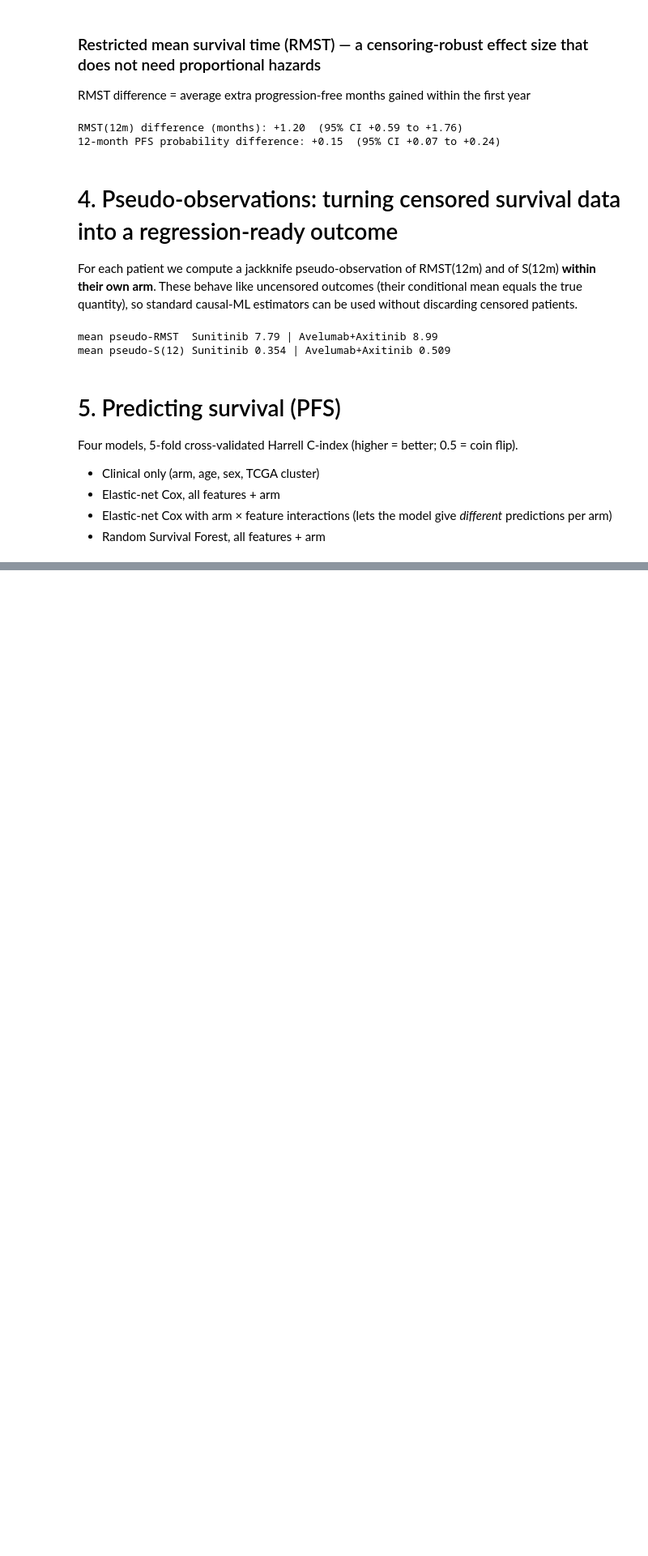
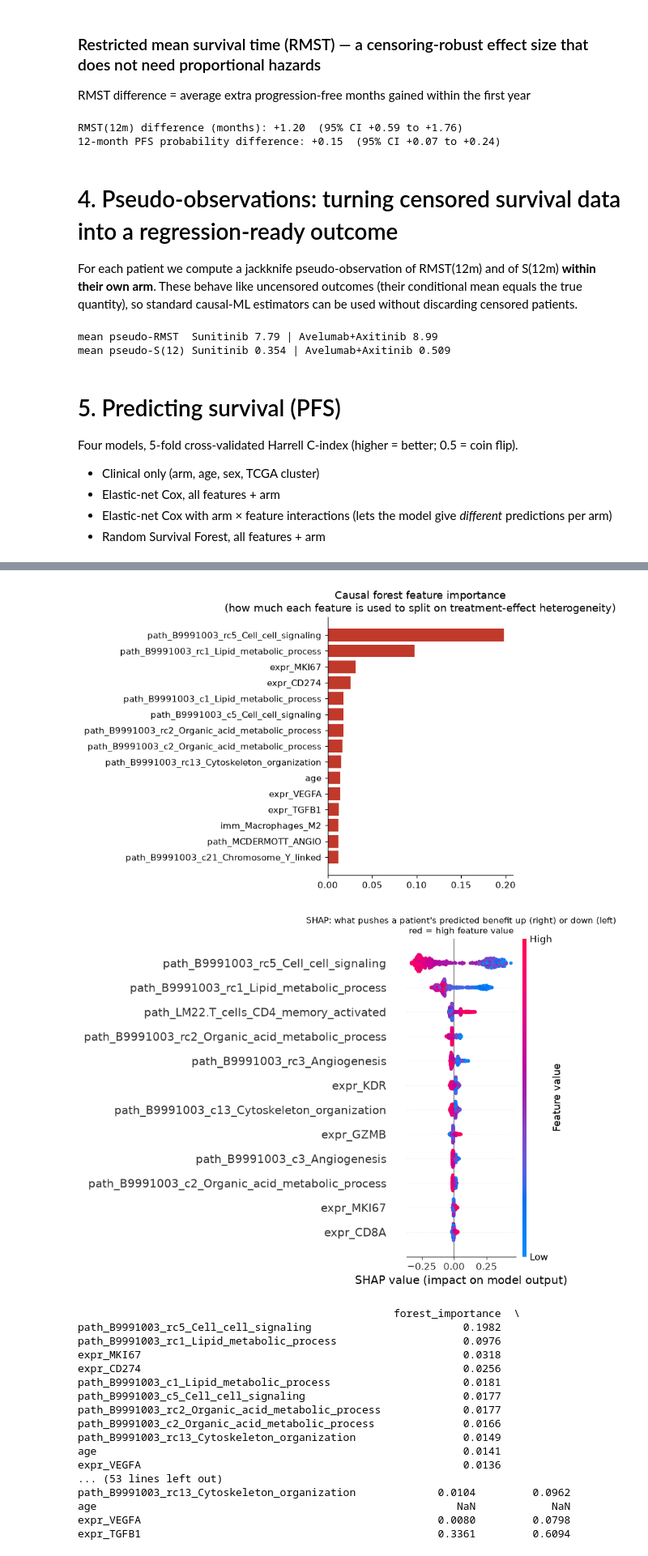
Before and after one commit to DangTranQL/kidney, a Jupyter notebook: code/main.ipynb, the cells around one changed output, grey strips where cells are left out. Shown at 81% size. Drawn from its saved outputs; the diff is of its cells as text; code cells hidden in the pictures; blank space fills up the shorter version.

```diff
--- a/code/main.ipynb
+++ b/code/main.ipynb
@@ -265,0 +314,21 @@ ImportError: cannot import name 'HalfPoissonLossArrayAPI' from 'sklearn._loss.lo
+# %%
+from econml.dml import CausalForestDML
+from sklearn.ensemble import GradientBoostingRegressor
+from sklearn.dummy import DummyClassifier
+
+def make_cf(seed=SEED):
+    return CausalForestDML(
+        model_y=GradientBoostingRegressor(n_estimators=100, max_depth=2, learning_rate=0.05, subsample=0.7, random_state=seed),
+        model_t=DummyClassifier(strategy="prior"), discrete_treatment=True,
+        n_estimators=600, min_samples_leaf=15, max_samples=0.4, honest=True, cv=3, random_state=seed)
+
+Xv = X.values
+cate_oof = {}
+for tag, Y in [("rmst", Y_rmst), ("s12", Y_s12)]:
+    tau_hat = np.zeros(len(T))
+    for tr_i, te_i in KFold(5, shuffle=True, random_state=SEED).split(Xv):
+        cf = make_cf().fit(Y[tr_i], T[tr_i], X=Xv[tr_i])
+        tau_hat[te_i] = cf.effect(Xv[te_i]).ravel()
+    cate_oof[tag] = tau_hat
+    print(f"{tag}: out-of-fold CATE mean {tau_hat.mean():+.3f}, sd {tau_hat.std():.3f}, "
+          f"share with CATE>0: {np.mean(tau_hat > 0):.0%}")
@@ -265,0 +476,44 @@ ImportError: cannot import name 'HalfPoissonLossArrayAPI' from 'sklearn._loss.lo
+# %%
+cf_full = make_cf().fit(Y_rmst, T, X=Xv)
+imp = pd.Series(cf_full.feature_importances_, index=feat_names).sort_values(ascending=False)
+
+# SHAP on a surrogate model of the out-of-fold CATE gives direction as well as size
+import shap
+from sklearn.ensemble import RandomForestRegressor
+sur = RandomForestRegressor(n_estimators=400, min_samples_leaf=10, random_state=SEED, n_jobs=-1).fit(Xv, cate_oof["rmst"])
+sv = shap.TreeExplainer(sur).shap_values(Xv)
+shap_imp = pd.Series(np.abs(sv).mean(0), index=feat_names).sort_values(ascending=False)
+
+top = imp.head(15)[::-1]
+fig, ax = plt.subplots(figsize=(7, 5))
+ax.barh(top.index, top.values, color="#c0392b"); ax.set_title("Causal forest feature importance\n(how much each feature is used to split on treatment-effect heterogeneity)")
+plt.tight_layout(); plt.show()
+
+shap.summary_plot(sv, X, max_display=12, show=False)
+plt.title("SHAP: what pushes a patient's predicted benefit up (right) or down (left)\nred = high feature value", fontsize=10)
+plt.tight_layout(); plt.show()
+
+both = pd.concat([imp.rename("forest_importance"), shap_imp.rename("shap_importance")], axis=1)
+both["rank_forest"] = both.forest_importance.rank(ascending=False); both["rank_shap"] = both.shap_importance.rank(ascending=False)
+both = both.join(inter.set_index("feature")[["HR_interaction", "p_interaction", "q_interaction"]])
+print(both.sort_values("forest_importance", ascending=False).head(12).round(4))
+# %% [output]
+[figure, added]
+[figure, added]
+                                                  forest_importance  \
+path_B9991003_rc5_Cell_cell_signaling                        0.1982
+path_B9991003_rc1_Lipid_metabolic_process                    0.0976
+expr_MKI67                                                   0.0318
+expr_CD274                                                   0.0256
+path_B9991003_c1_Lipid_metabolic_process                     0.0181
+path_B9991003_c5_Cell_cell_signaling                         0.0177
+path_B9991003_rc2_Organic_acid_metabolic_process             0.0177
+path_B9991003_c2_Organic_acid_metabolic_process              0.0166
+path_B9991003_rc13_Cytoskeleton_organization                 0.0149
+age                                                          0.0141
+expr_VEGFA                                                   0.0136
+... (53 lines left out)
+path_B9991003_rc13_Cytoskeleton_organization             0.0104         0.0962
+age                                                         NaN            NaN
+expr_VEGFA                                               0.0080         0.0798
+expr_TGFB1                                               0.3361         0.6094
```
Also changed, not shown: parts of 18 cells of this notebook, 5 other files.
